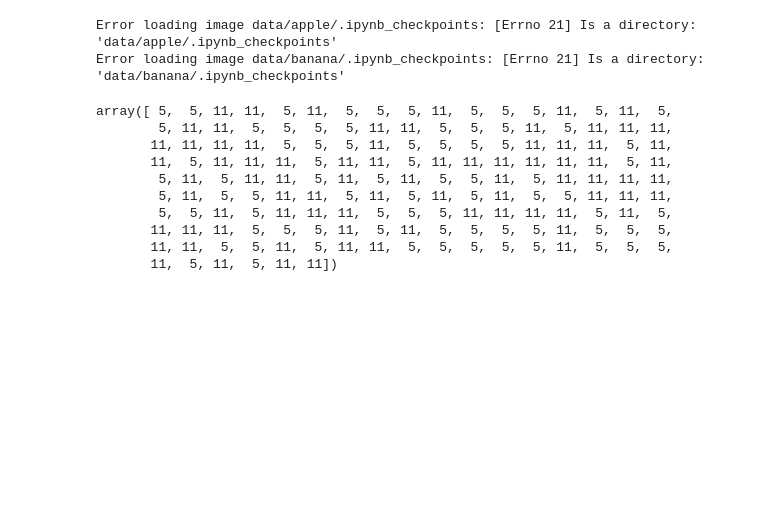
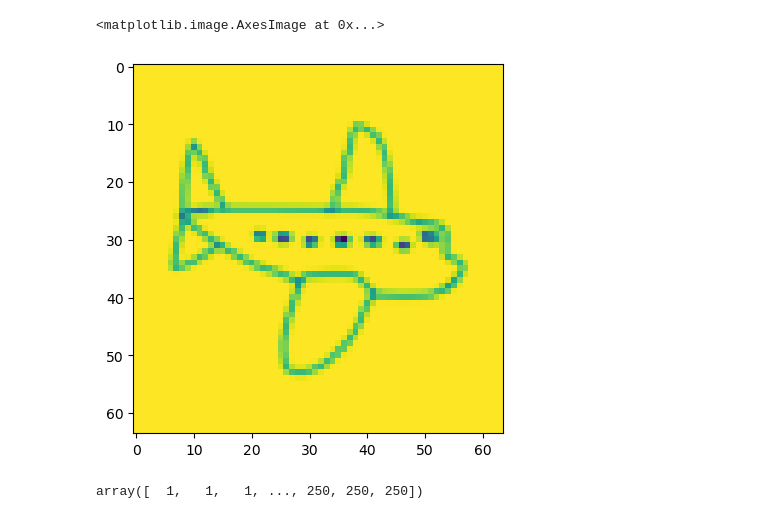
Before and after one commit to rohchav/CSE404Project_chavan_felarca_mondol_thomas_zhou, a Jupyter notebook: project.ipynb, the cells around one changed output. Cells and saved outputs as stored; diff of their text form; code cells hidden in the pictures; blank space fills up the shorter version.

```diff
--- a/project.ipynb
+++ b/project.ipynb
@@ -27,29 +19,32 @@ To enable the following instructions: AVX2 FMA, in other operations, rebuild Ten
 # %%
 def load_images_from_folder(root_folder, target_size=(32,32)):
     images = []
     labels = []
 
     for class_folder in os.listdir(root_folder):
         class_folder_path = os.path.join(root_folder, class_folder)
         if os.path.isdir(class_folder_path):
+            i = 0
             for image_name in os.listdir(class_folder_path):
                 image_path = os.path.join(class_folder_path, image_name)
                 try:
                     img = mpimg.imread(image_path)
                     img = resize(img, target_size)
                     #plt.imshow(img, cmap='gray')
                     img_array = np.array(img)
                     images.append(img_array)
                     labels.append(class_folder)  # Use folder name as label
                 except Exception as e:
                     print(f"Error loading image {image_path}: {str(e)}")
 
     return np.array(images), np.array(labels)
 
-data = load_images_from_folder("data", (64,64))
+path = "D:\Documents\CSE\CSE404\JupyterNotebooks\data"
+data = load_images_from_folder(path, (64,64))
+plt.imshow(data[0][0])
 # %% [output]
-Error loading image data/apple/.ipynb_checkpoints: [Errno 21] Is a directory: 'data/apple/.ipynb_checkpoints'
-Error loading image data/banana/.ipynb_checkpoints: [Errno 21] Is a directory: 'data/banana/.ipynb_checkpoints'
+<matplotlib.image.AxesImage at 0x...>
+[figure, added]
 # %%
 def shuffle_data(data):
     images, labels = data
@@ -66,7 +61,7 @@ def classify_labels(labels):
     object_dict = {}
 
     # Open the file and read its contents
-    with open("map_id_label.txt", "r") as file:
+    with open("D:\Documents\CSE\CSE404\JupyterNotebooks\map_id_label.txt", "r") as file:
         # Iterate over each line in the file
         for line in file:
             # Split the line based on the comma delimiter
@@ -83,19 +78,10 @@ def classify_labels(labels):
 
     return np.array(new_labels)
 
-images, labels = shuffle_data(data)
+images, labels = data[0], data[1]
 labels = classify_labels(labels)
 labels
 # %% [output]
-array([ 5,  5, 11, 11,  5, 11,  5,  5,  5, 11,  5,  5,  5, 11,  5, 11,  5,
-        5, 11, 11,  5,  5,  5,  5, 11, 11,  5,  5,  5, 11,  5, 11, 11, 11,
-       11, 11, 11, 11,  5,  5,  5, 11,  5,  5,  5,  5, 11, 11, 11,  5, 11,
-       11,  5, 11, 11, 11,  5, 11, 11,  5, 11, 11, 11, 11, 11, 11,  5, 11,
-        5, 11,  5, 11, 11,  5, 11,  5, 11,  5,  5, 11,  5, 11, 11, 11, 11,
-        5, 11,  5,  5, 11, 11,  5, 11,  5, 11,  5, 11,  5,  5, 11, 11, 11,
-        5,  5, 11,  5, 11, 11, 11,  5,  5,  5, 11, 11, 11, 11,  5, 11,  5,
-       11, 11, 11,  5,  5,  5, 11,  5, 11,  5,  5,  5,  5, 11,  5,  5,  5,
-       11, 11,  5,  5, 11,  5, 11, 11,  5,  5,  5,  5,  5, 11,  5,  5,  5,
-       11,  5, 11,  5, 11, 11])
+array([  1,   1,   1, ..., 250, 250, 250])
 # %%
 X_train, X_test, y_train, y_test = train_test_split(images, labels, test_size=0.20, train_size=0.80, random_state = 42)
```
Also changed, not shown: parts of 5 cells of this notebook.
